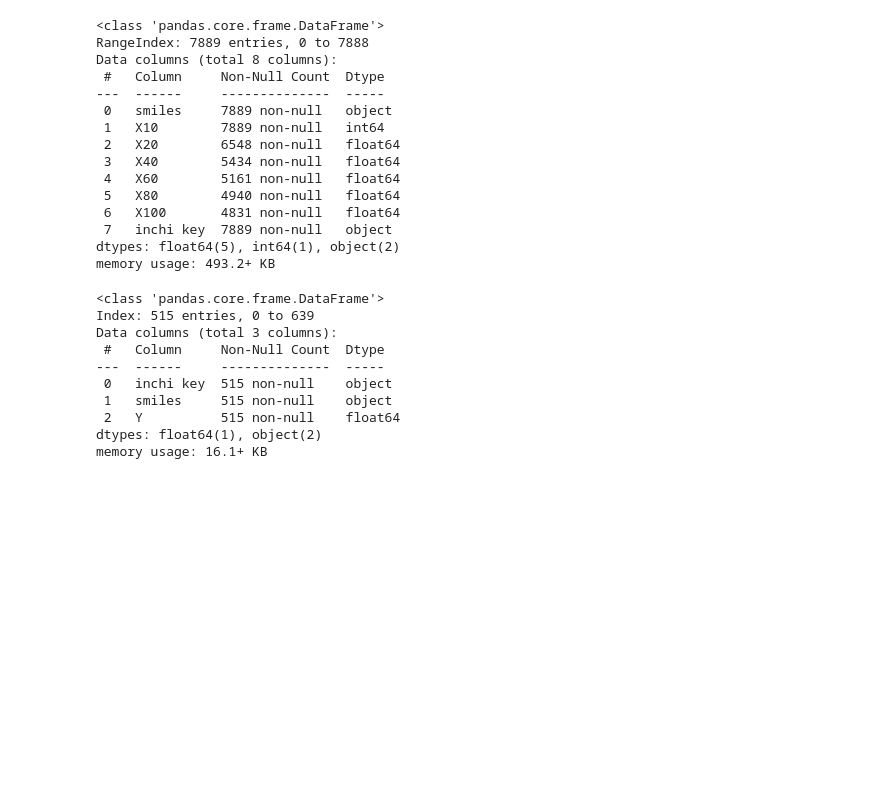
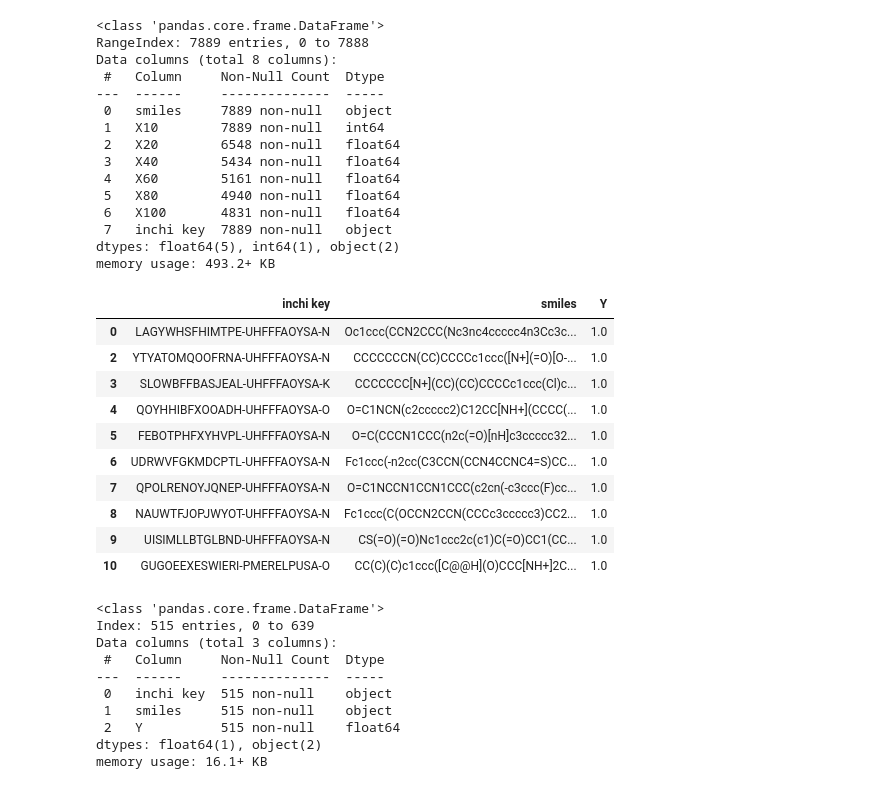
Before and after one commit to Malikbadmus/model-validation-eos30f3, a Jupyter notebook: notebooks/02_external_validation.ipynb, the cells around one changed output. Cells and saved outputs as stored; diff of their text form; code cells hidden in the pictures; blank space fills up the shorter version.

```diff
--- a/notebooks/02_external_validation.ipynb
+++ b/notebooks/02_external_validation.ipynb
@@ -107,10 +107,22 @@ memory usage: 493.2+ KB
 # %%
 
 common_values = df['inchi key'].isin(cai_dataset['inchi key'])
-matching_rows_index = df[common_values].index
-matching_rows = df.loc[matching_rows_index]
+same_val = df[common_values].index
+matching_rows = df.loc[same_val]
 
 matching_rows.head(10)
+# %% [output]
+|  | inchi key | smiles | Y |
+| 0 | LAGYWHSFHIMTPE-UHFFFAOYSA-N | Oc1ccc(CCN2CCC(Nc3nc4ccccc4n3Cc3c... | 1.0 |
+| 2 | YTYATOMQOOFRNA-UHFFFAOYSA-N | CCCCCCCN(CC)CCCCc1ccc([N+](=O)[O-... | 1.0 |
+| 3 | SLOWBFFBASJEAL-UHFFFAOYSA-K | CCCCCCC[N+](CC)(CC)CCCCc1ccc(Cl)c... | 1.0 |
+| 4 | QOYHHIBFXOOADH-UHFFFAOYSA-O | O=C1NCN(c2ccccc2)C12CC[NH+](CCCC(... | 1.0 |
+| 5 | FEBOTPHFXYHVPL-UHFFFAOYSA-N | O=C(CCCN1CCC(n2c(=O)[nH]c3ccccc32... | 1.0 |
+| 6 | UDRWVFGKMDCPTL-UHFFFAOYSA-N | Fc1ccc(-n2cc(C3CCN(CCN4CCNC4=S)CC... | 1.0 |
+| 7 | QPOLRENOYJQNEP-UHFFFAOYSA-N | O=C1NCCN1CCN1CCC(c2cn(-c3ccc(F)cc... | 1.0 |
+| 8 | NAUWTFJOPJWYOT-UHFFFAOYSA-N | Fc1ccc(C(OCCN2CCN(CCCc3ccccc3)CC2... | 1.0 |
+| 9 | UISIMLLBTGLBND-UHFFFAOYSA-N | CS(=O)(=O)Nc1ccc2c(c1)C(=O)CC1(CC... | 1.0 |
+| 10 | GUGOEEXESWIERI-PMERELPUSA-O | CC(C)(C)c1ccc([C@@H](O)CCC[NH+]2C... | 1.0 |
 # %%
 matching_rows.info()
 # %% [output]
```
Also changed, not shown: parts of 5 cells of this notebook.
